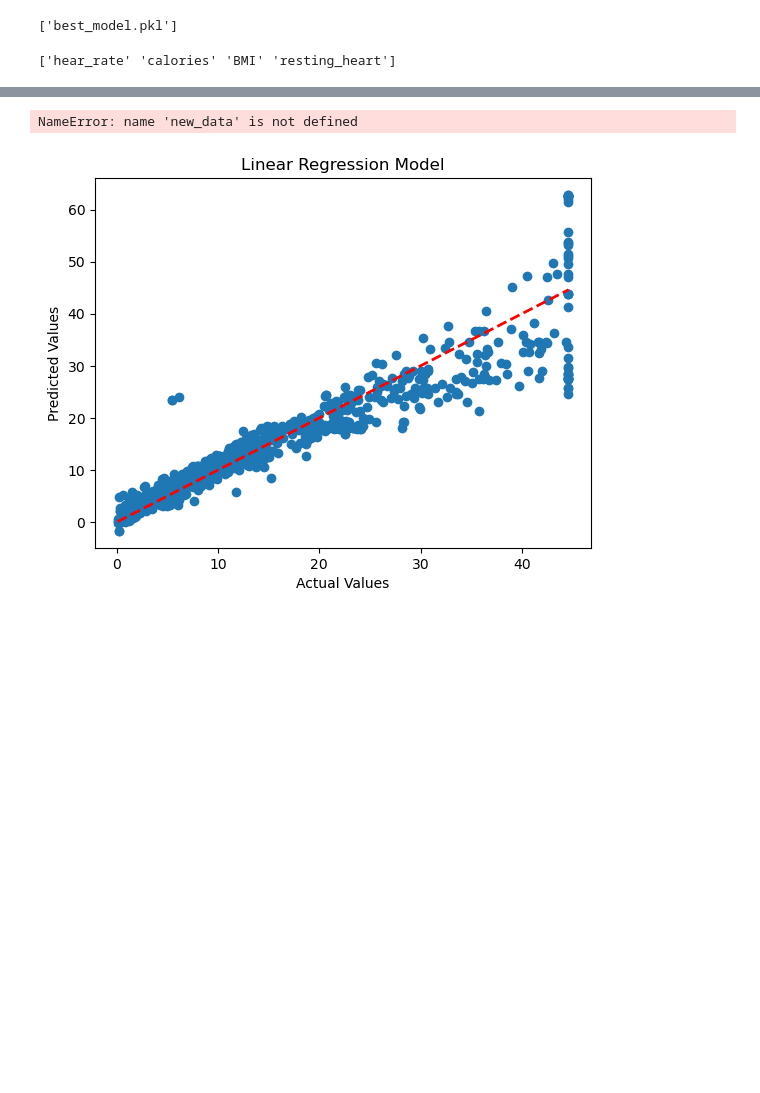
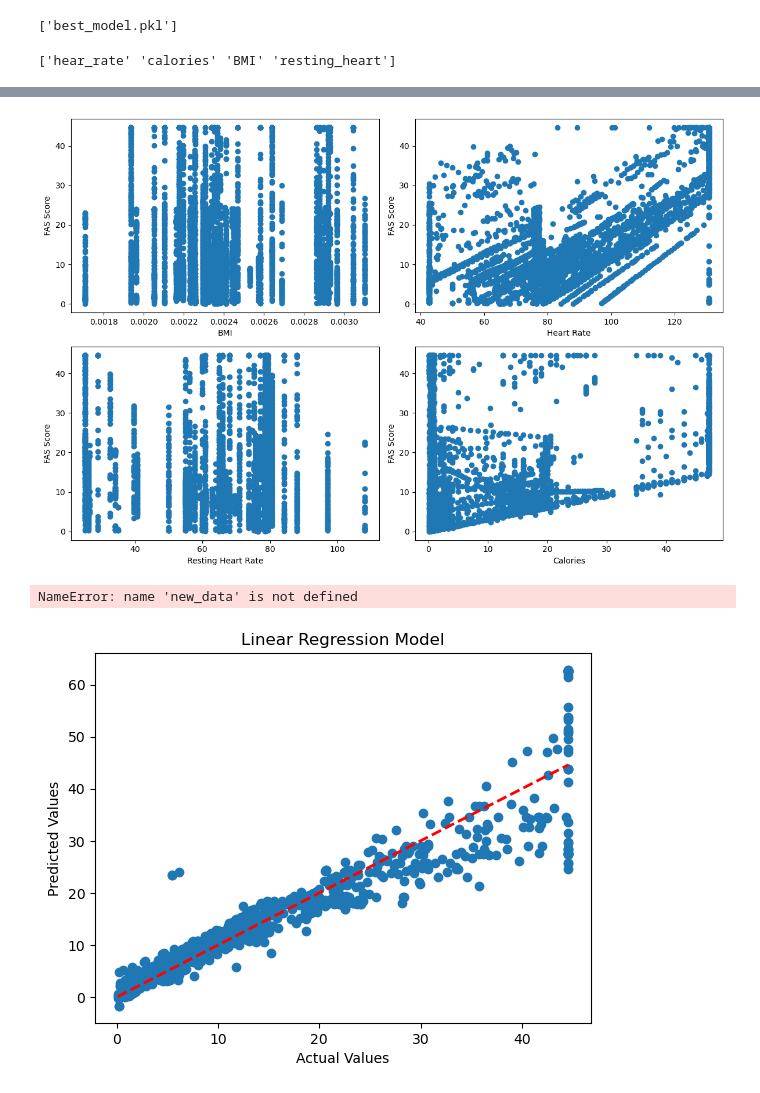
Before and after one commit to FayizUmar/Fatigue-Detection-Model, a Jupyter notebook: Fatigue_model (1).ipynb, the cells around one changed output, grey strips where cells are left out. Saved outputs shown, nothing was run; the diff lists cells and outputs as text; code cells hidden in the pictures; blank space fills up the shorter version.

Commit message:
scatter plots plotted

```diff
--- a/Fatigue_model (1).ipynb
+++ b/Fatigue_model (1).ipynb
@@ -2525,3 +2631,48 @@ Predicted FAS score: 19.79
+# %%
+import matplotlib.pyplot as plt
+import pandas as pd
+
+# Load the dataset
+data = pd.read_excel("C:/Users/user/Desktop/sem 6/Miniproject/project/Fatigue-Detection-Model/the final.xlsx")
+
+# Extract the variables
+bmi = data['BMI']
+heart_rate = data['hear_rate']
+resting_heart_rate = data['resting_heart']
+calories = data['calories']
+fas_score = data['FAS1']
+
+# Plotting
+plt.figure(figsize=(12, 8))
+
+# Plot BMI vs. FAS Score
+plt.subplot(2, 2, 1)
+plt.scatter(bmi, fas_score)
+plt.xlabel('BMI')
+plt.ylabel('FAS Score')
+
+# Plot Heart Rate vs. FAS Score
+plt.subplot(2, 2, 2)
+plt.scatter(heart_rate, fas_score)
+plt.xlabel('Heart Rate')
+plt.ylabel('FAS Score')
+
+# Plot Resting Heart Rate vs. FAS Score
+plt.subplot(2, 2, 3)
+plt.scatter(resting_heart_rate, fas_score)
+plt.xlabel('Resting Heart Rate')
+plt.ylabel('FAS Score')
+
+# Plot Calories vs. FAS Score
+plt.subplot(2, 2, 4)
+plt.scatter(calories, fas_score)
+plt.xlabel('Calories')
+plt.ylabel('FAS Score')
+
+plt.tight_layout()
+plt.show()
+# %% [output]
+[figure, added]
 # %%
 import pandas as pd
 from sklearn.ensemble import RandomForestRegressor
```
Also changed, not shown: parts of 5 cells of this notebook.
